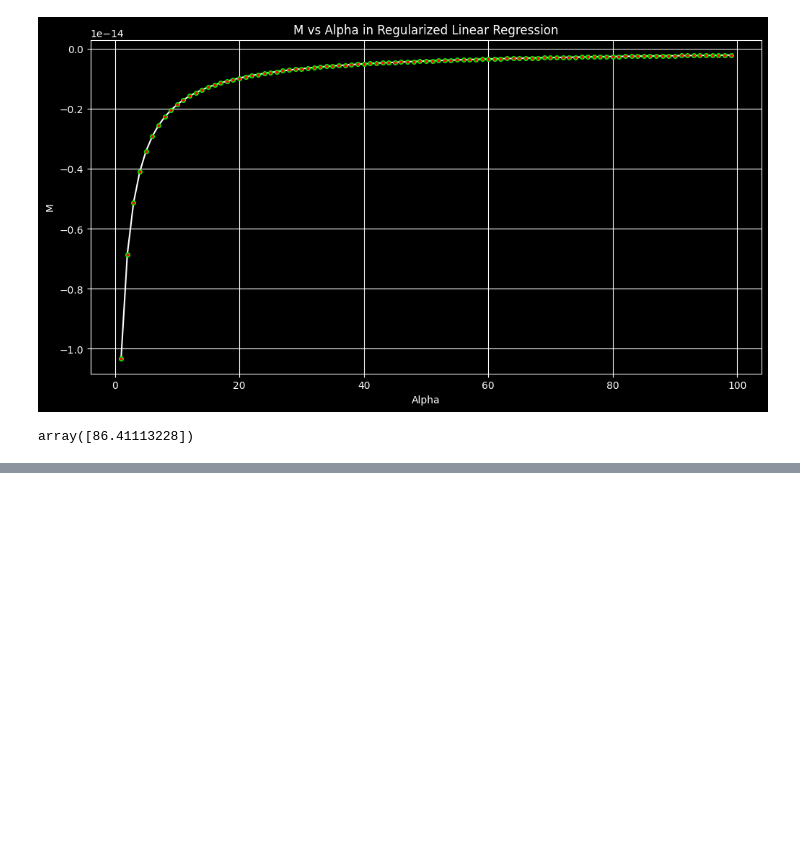
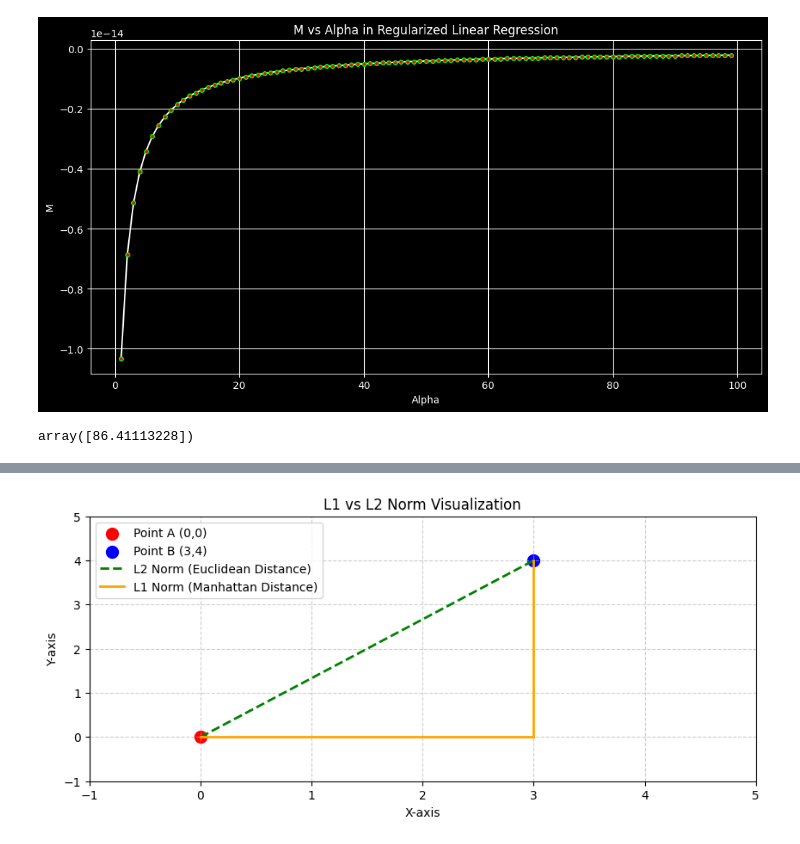
Before and after one commit to gauravgulia26/MachineLearning, a Jupyter notebook: Regularisation.ipynb, the cells around one changed output, grey strips where cells are left out. Cells and saved outputs as stored; diff of their text form; code cells hidden in the pictures; blank space fills up the shorter version.

```diff
--- a/Regularisation.ipynb
+++ b/Regularisation.ipynb
@@ -162,0 +237,45 @@ plt.savefig("RidgeRegression.png", dpi=300)
+# %%
+# Define points
+A = np.array([0, 0])
+B = np.array([3, 4])
+
+# Create figure
+fig, ax = plt.subplots(figsize=(10, 4))
+
+# Plot points
+ax.scatter(*A, color="red", label="Point A (0,0)", s=100)
+ax.scatter(*B, color="blue", label="Point B (3,4)", s=100)
+
+# L2 Norm (Euclidean Distance - Direct Line)
+ax.plot(
+    [A[0], B[0]], [A[1], B[1]], "g--", label="L2 Norm (Euclidean Distance)", linewidth=2
+)
+
+# L1 Norm (Manhattan Distance - Stepwise Path)
+ax.plot(
+    [A[0], B[0]], [A[1], A[1]], "orange", linestyle="-", linewidth=2
+)  # Horizontal step
+ax.plot(
+    [B[0], B[0]],
+    [A[1], B[1]],
+    "orange",
+    linestyle="-",
+    linewidth=2,
+    label="L1 Norm (Manhattan Distance)",
+)  # Vertical step
+
+# Labels and grid
+ax.set_xlim(-1, 5)
+ax.set_ylim(-1, 5)
+ax.set_xticks(np.arange(-1, 6, 1))
+ax.set_yticks(np.arange(-1, 6, 1))
+ax.set_xlabel("X-axis")
+ax.set_ylabel("Y-axis")
+ax.grid(True, linestyle="--", alpha=0.6)
+ax.legend()
+ax.set_title("L1 vs L2 Norm Visualization")
+
+# Show plot
+plt.show()
+# %% [output]
+[figure, added]
```
Also changed, not shown: parts of 3 cells of this notebook, 5 other files.
